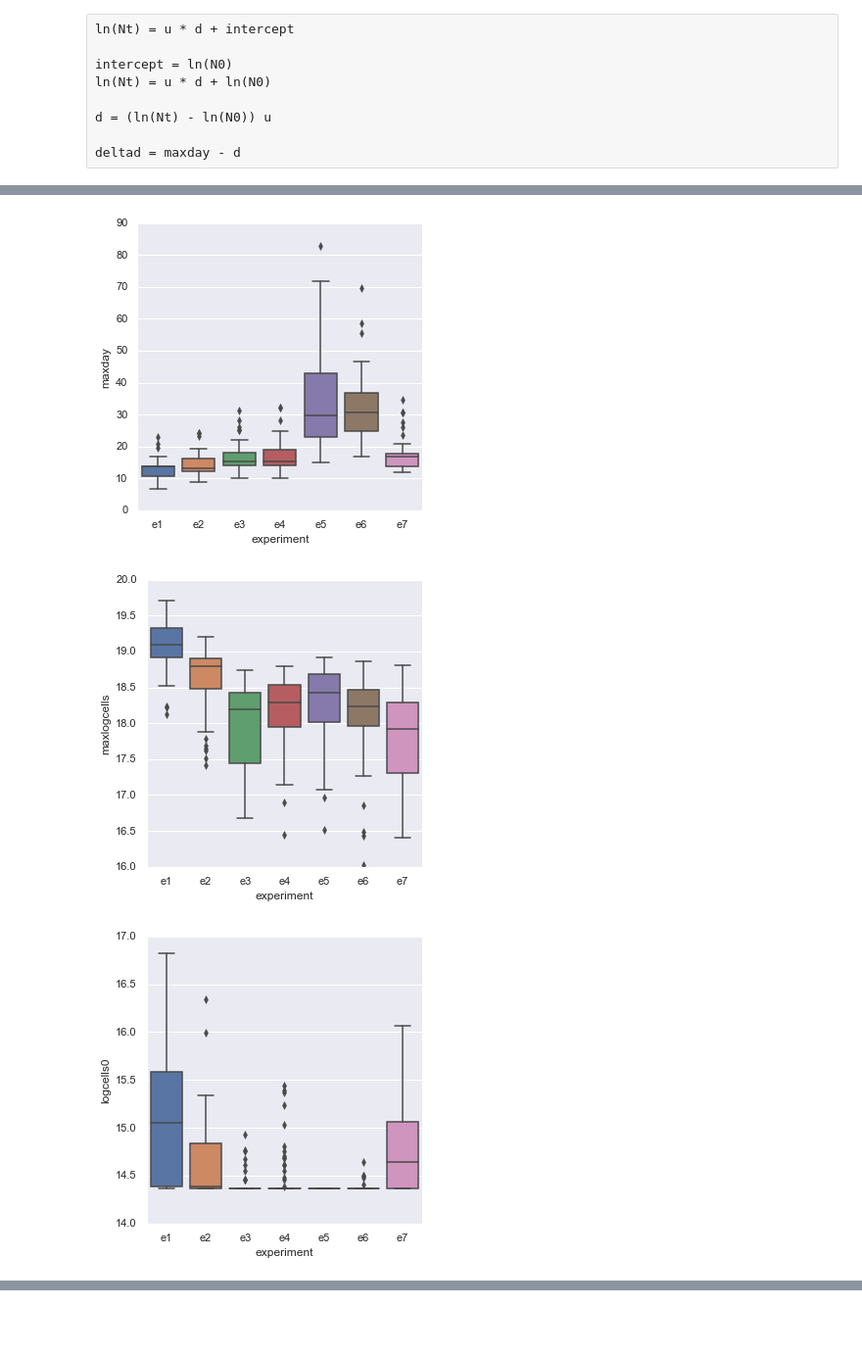
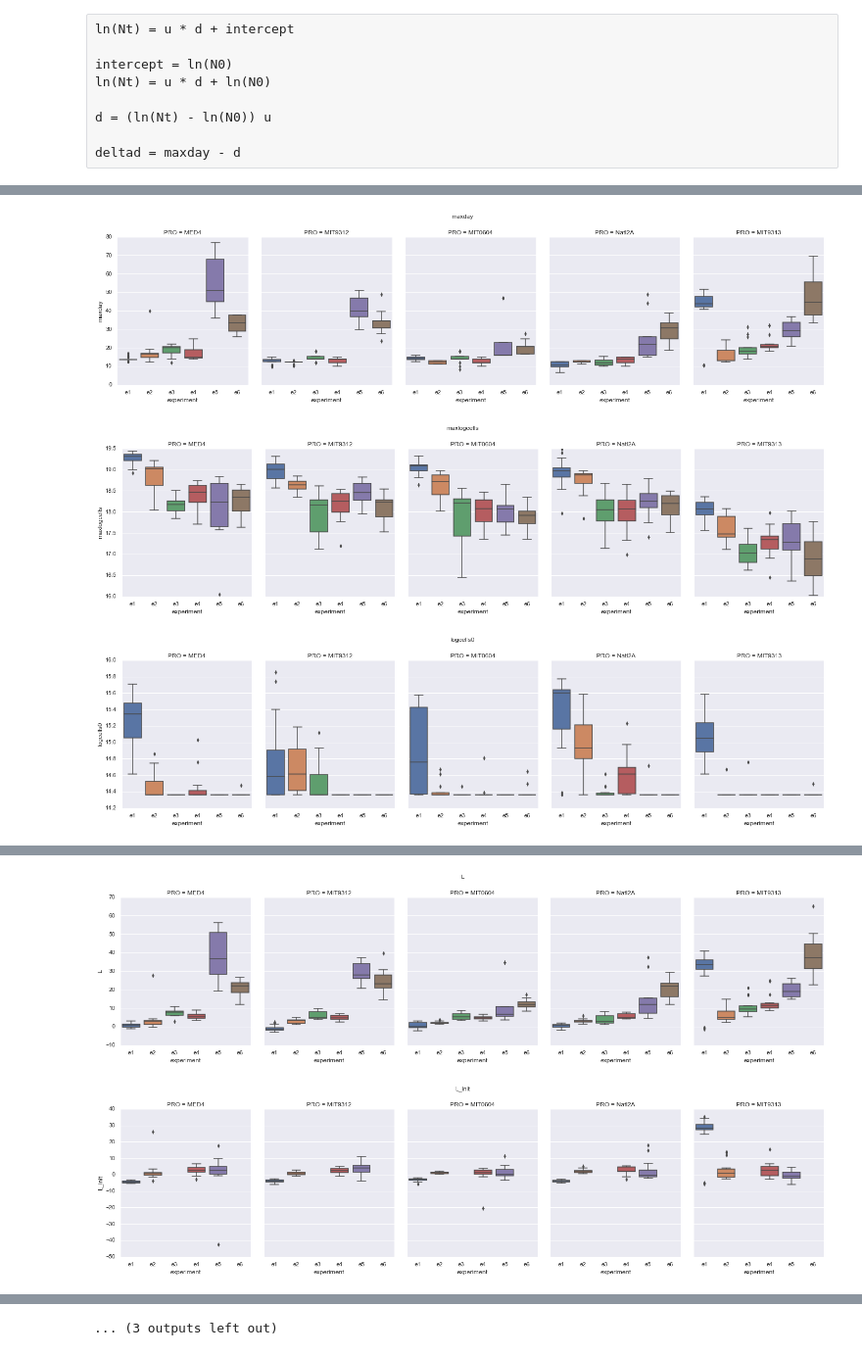
Before and after one commit to wosnat/ccpa, a Jupyter notebook: CCPA_11_2_2020_growth_decline_rates.ipynb, the cells around one changed output, grey strips where cells are left out. Shown at 98% size. Saved outputs shown, nothing was run; the diff lists cells and outputs as text; code cells hidden in the pictures; blank space fills up the shorter version.

```diff
--- a/CCPA_11_2_2020_growth_decline_rates.ipynb
+++ b/CCPA_11_2_2020_growth_decline_rates.ipynb
@@ -219,0 +363,12 @@ lagsdf = lagsdf.loc[~lagsdf.experiment.isin(['e7'])]
+# %%
+e1coef_df = lagsdf.loc[lagsdf.experiment == 'e1', ['sample', 'coef', 'L_init'] ]
+e1coef_df.index = e1coef_df['sample']
+
+lagsdf['e1 coef'] = lagsdf['sample'].map(e1coef_df['coef'])
+lagsdf['e1 L_init'] = lagsdf['sample'].map(e1coef_df['L_init'])
+# %%
+lagsdf['L_init_e1coef'] = lagsdf.apply(
+    lambda x: computeL(x['maxday'], x['maxlogcells'], x['initiallogcells'], x['e1 coef']), axis=1)
+# %%
+lagsdf['maxday_e1'] = lagsdf.apply(
+    lambda x: computeMaxDay(x['maxlogcells'], x['initiallogcells'], x['e1 coef'], x['e1 L_init']), axis=1)
@@ -220,4 +383,7 @@ lagsdf = lagsdf.loc[~lagsdf.experiment.isin(['e7'])]
 # %%
-for i in ['maxday', 'maxlogcells', 'logcells0', 'log10cells0', 'intercept', 'coef', 'r2', 'L']:
-    sns.catplot(data=lagsdf, x='experiment', y=i, kind='box')
+for i in ['maxday', 'maxlogcells', 'logcells0', 'log10cells0', 'intercept', 'coef', 'r2', 'L',
+          'L_init', 'e1 coef','L_init_e1coef', 'initialcells', 'initiallogcells',
+       'initiallog10cells', 'maxday_e1']:
+    sns.catplot(data=lagsdf, x='experiment', y=i, kind='box', aspect=1.3)
+    plt.title(i)
 # %% [output]
@@ -232,8 +403,11 @@ for i in ['maxday', 'maxlogcells', 'logcells0', 'log10cells0', 'intercept', 'coe
 # %%
-for i in ['maxday', 'maxlogcells', 'logcells0', 'intercept', 'coef', 'r2', 'L']:
-    sns.catplot(data=lagsdf.loc[lagsdf.r2 > 0.9],
-                x='experiment', y=i, kind='box')
+for i in ['maxday', 'maxlogcells', 'logcells0', 'log10cells0', 'intercept', 'coef', 'r2', 'L',
+          'L_init', 'e1 coef','L_init_e1coef', 'initialcells', 'initiallogcells',
+       'initiallog10cells', 'maxday_e1']:
+    sns.catplot(data=lagsdf, x='experiment', y=i, kind='box', aspect=0.8, height=5,
+                col='PRO', col_order=porder)
+    plt.suptitle(i, y=1.05)
 # %% [output]
-[figure, old version]
+[figure, new version]
-[figure, old version]
+[figure, new version]
-[figure, old version]
+[figure, new version]
@@ -243,0 +418,2 @@ for i in ['maxday', 'maxlogcells', 'logcells0', 'intercept', 'coef', 'r2', 'L']:
+[figure, added]
+[figure, added]
@@ -243,0 +423 @@ for i in ['maxday', 'maxlogcells', 'logcells0', 'intercept', 'coef', 'r2', 'L']:
+... (3 outputs left out)
```
Also changed, not shown: parts of 41 cells of this notebook.
